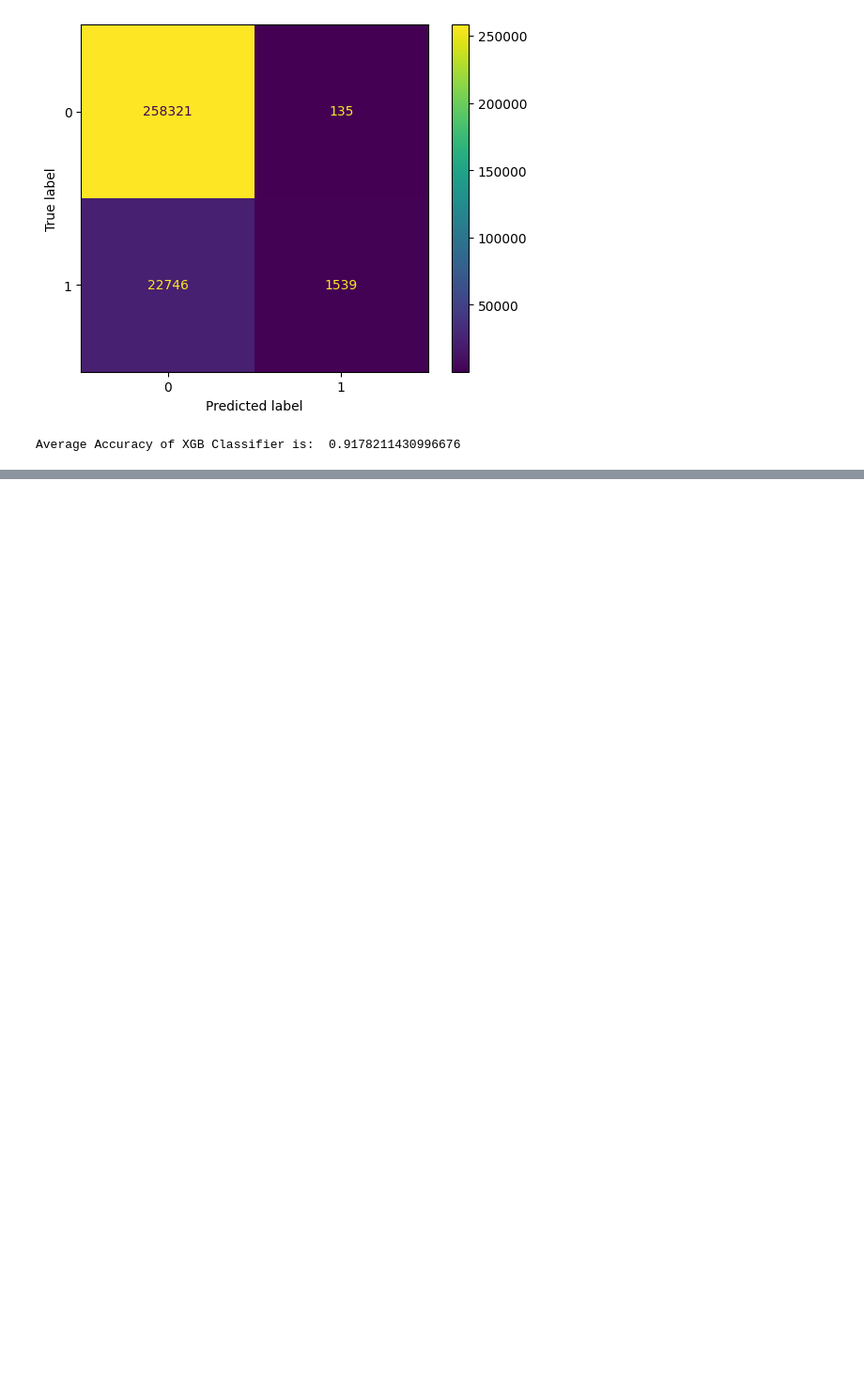
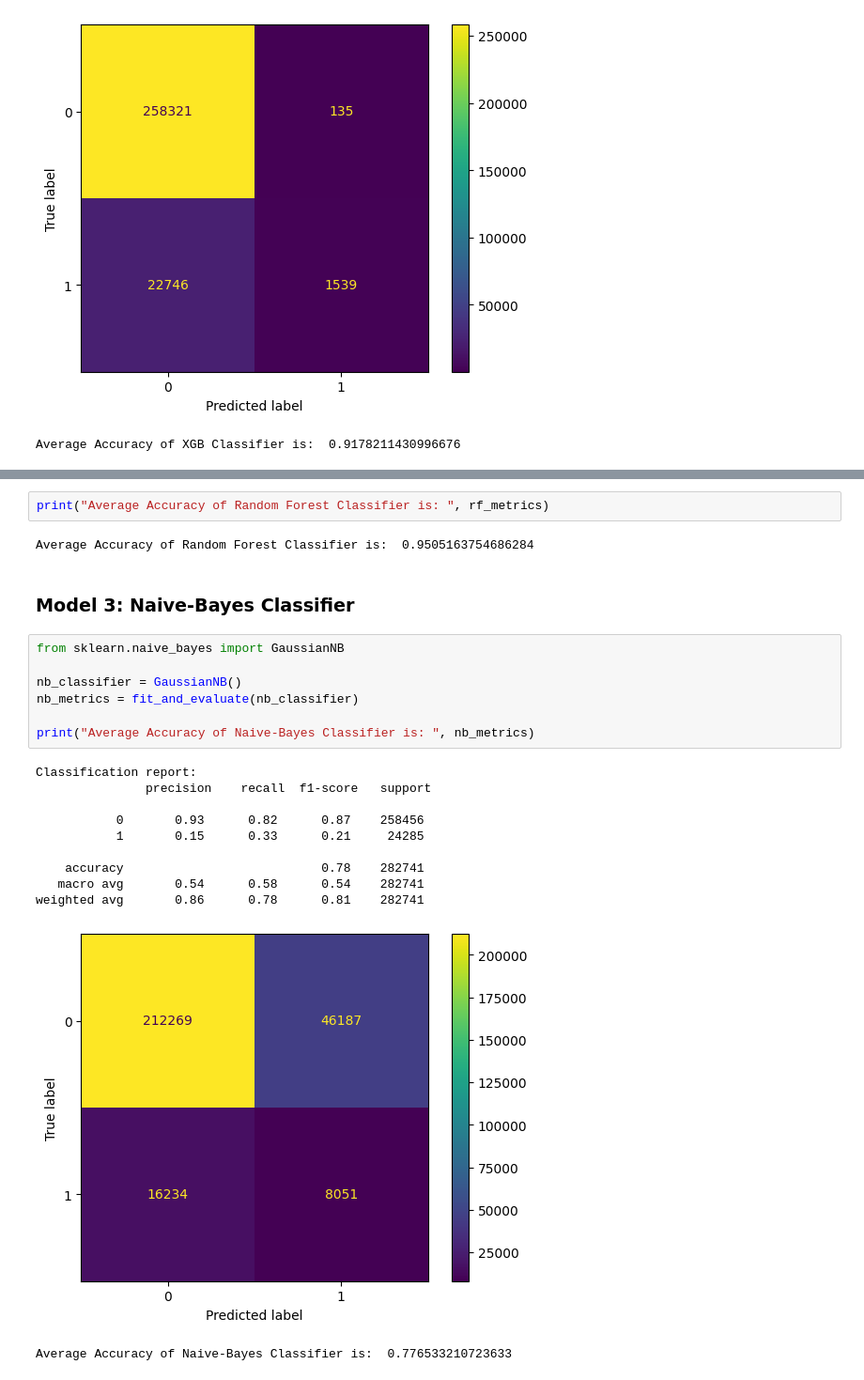
Before and after one commit to CR-Digital-Innovation/loan-default-prediction, a Jupyter notebook: notebooks/model_experimentation.ipynb, the cells around one changed output, grey strips where cells are left out. Shown: that part at 94% size. Saved outputs shown, nothing was run; the diff lists cells and outputs as text; blank space fills up the shorter version.

```diff
--- a/notebooks/model_experimentation.ipynb
+++ b/notebooks/model_experimentation.ipynb
@@ -75,0 +105,25 @@ Accuracy on val set: 0.9141652607863734
+# %%
+print("Average Accuracy of Random Forest Classifier is: ", rf_metrics)
+# %% [output]
+Average Accuracy of Random Forest Classifier is:  0.9505163754686284
+# %% [markdown]
+### Model 3: Naive-Bayes Classifier
+# %%
+from sklearn.naive_bayes import GaussianNB
+
+nb_classifier = GaussianNB()
+nb_metrics = fit_and_evaluate(nb_classifier)
+
+print("Average Accuracy of Naive-Bayes Classifier is: ", nb_metrics)
+# %% [output]
+Classification report:
+               precision    recall  f1-score   support
+
+           0       0.93      0.82      0.87    258456
+           1       0.15      0.33      0.21     24285
+
+    accuracy                           0.78    282741
+   macro avg       0.54      0.58      0.54    282741
+weighted avg       0.86      0.78      0.81    282741
+[figure, added]
+Average Accuracy of Naive-Bayes Classifier is:  0.776533210723633
```
Also changed, not shown: parts of 10 cells of this notebook.
